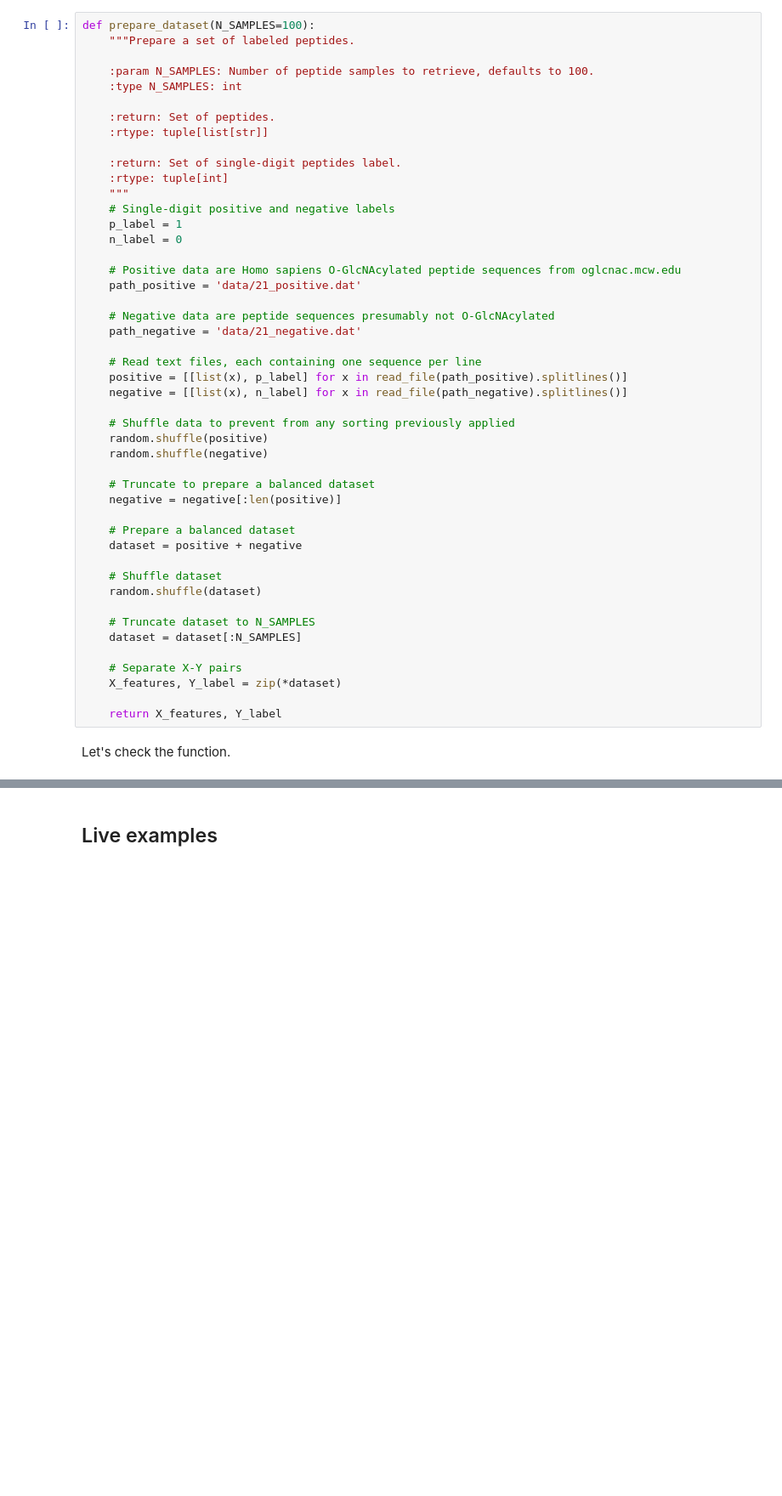
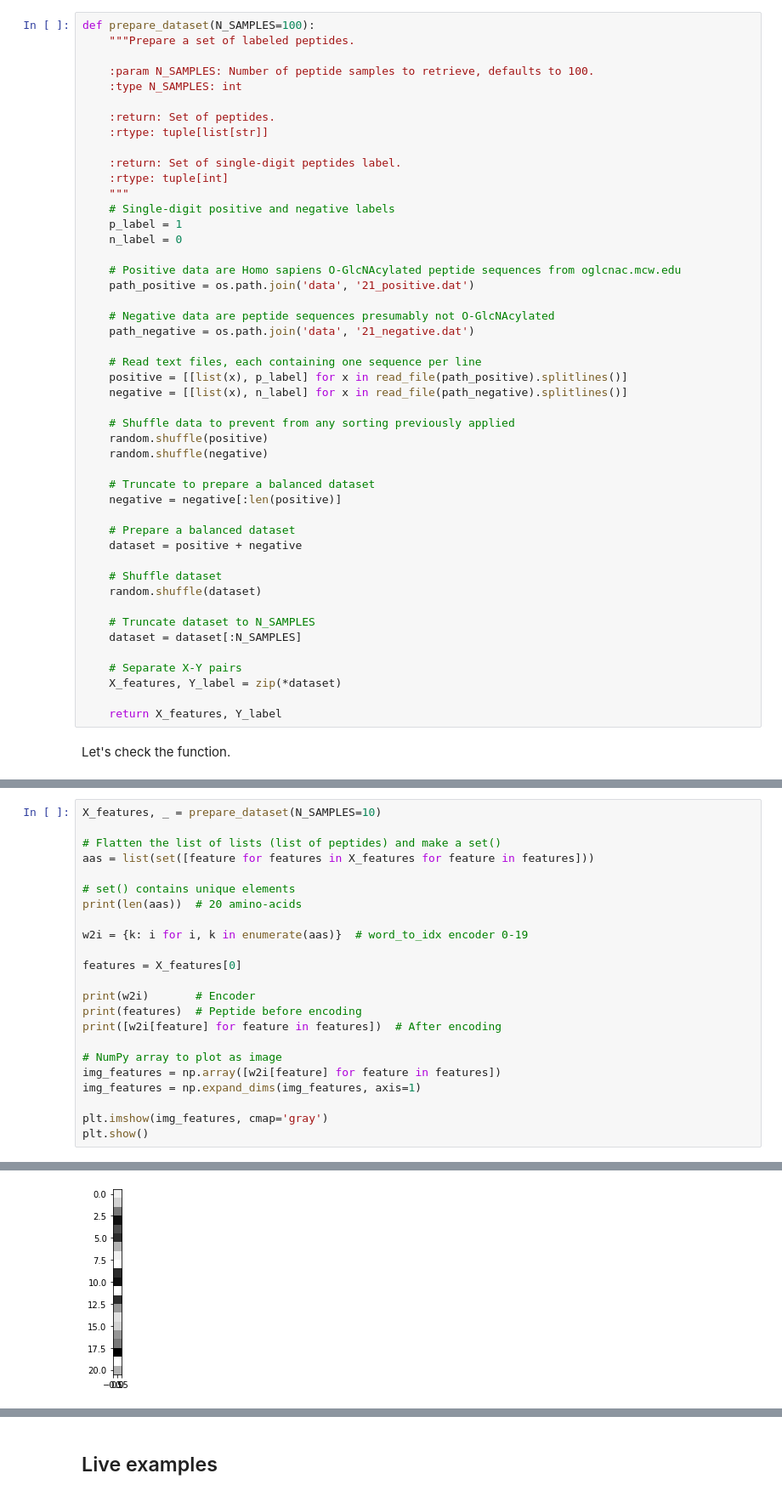
Before and after one commit to Synthaze/EpyNN, a Jupyter notebook: nnlive/ptm_protein/prepare_dataset.ipynb, the cells around one changed output, grey strips where cells are left out. Shown at 85% size. Drawn from its saved outputs; the diff is of its cells as text; blank space fills up the shorter version.

```diff
--- a/nnlive/ptm_protein/prepare_dataset.ipynb
+++ b/nnlive/ptm_protein/prepare_dataset.ipynb
@@ -74,10 +139,10 @@ def prepare_dataset(N_SAMPLES=100):
     n_label = 0
 
     # Positive data are Homo sapiens O-GlcNAcylated peptide sequences from oglcnac.mcw.edu
-    path_positive = 'data/21_positive.dat'
+    path_positive = os.path.join('data', '21_positive.dat')
 
     # Negative data are peptide sequences presumably not O-GlcNAcylated
-    path_negative = 'data/21_negative.dat'
+    path_negative = os.path.join('data', '21_negative.dat')
 
     # Read text files, each containing one sequence per line
     positive = [[list(x), p_label] for x in read_file(path_positive).splitlines()]
@@ -123,0 +211,24 @@ for peptide, label in zip(X_features, Y_label):
+# %%
+X_features, _ = prepare_dataset(N_SAMPLES=10)
+
+# Flatten the list of lists (list of peptides) and make a set()
+aas = list(set([feature for features in X_features for feature in features]))
+
+# set() contains unique elements
+print(len(aas))  # 20 amino-acids
+
+w2i = {k: i for i, k in enumerate(aas)}  # word_to_idx encoder 0-19
+
+features = X_features[0]
+
+print(w2i)       # Encoder
+print(features)  # Peptide before encoding
+print([w2i[feature] for feature in features])  # After encoding
+
+# NumPy array to plot as image
+img_features = np.array([w2i[feature] for feature in features])
+img_features = np.expand_dims(img_features, axis=1)
+
+plt.imshow(img_features, cmap='gray')
+plt.show()
+# %% [output]
@@ -123,0 +239 @@ for peptide, label in zip(X_features, Y_label):
+[figure, added]
```
Also changed, not shown: parts of 24 cells of this notebook, 5 other files.
